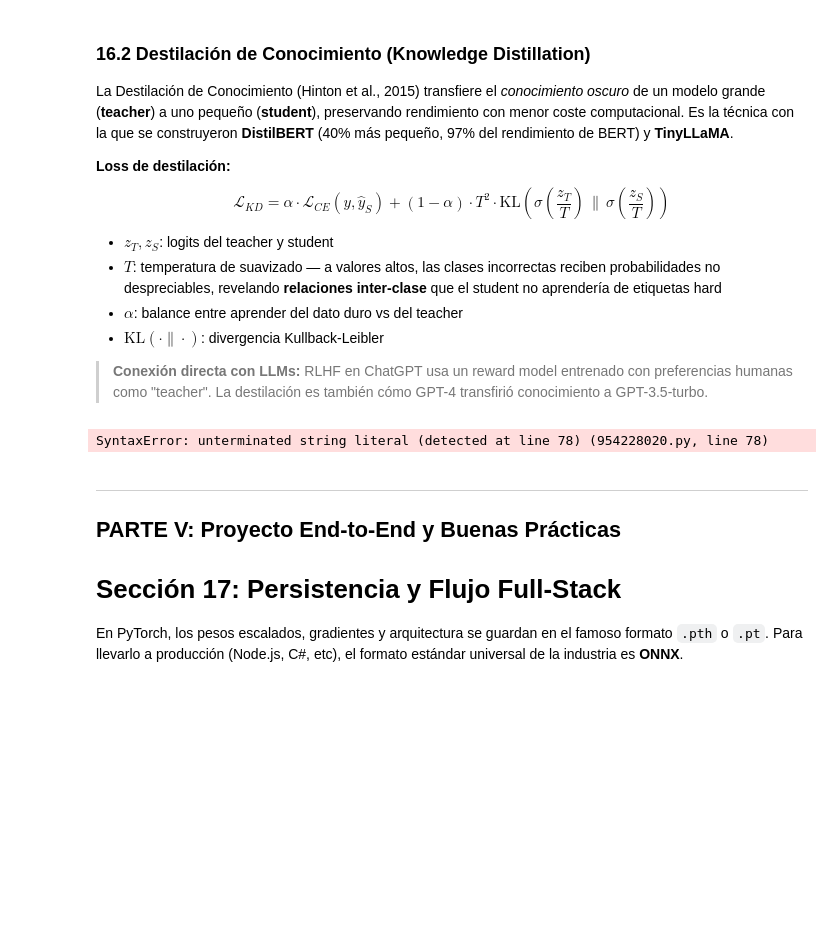
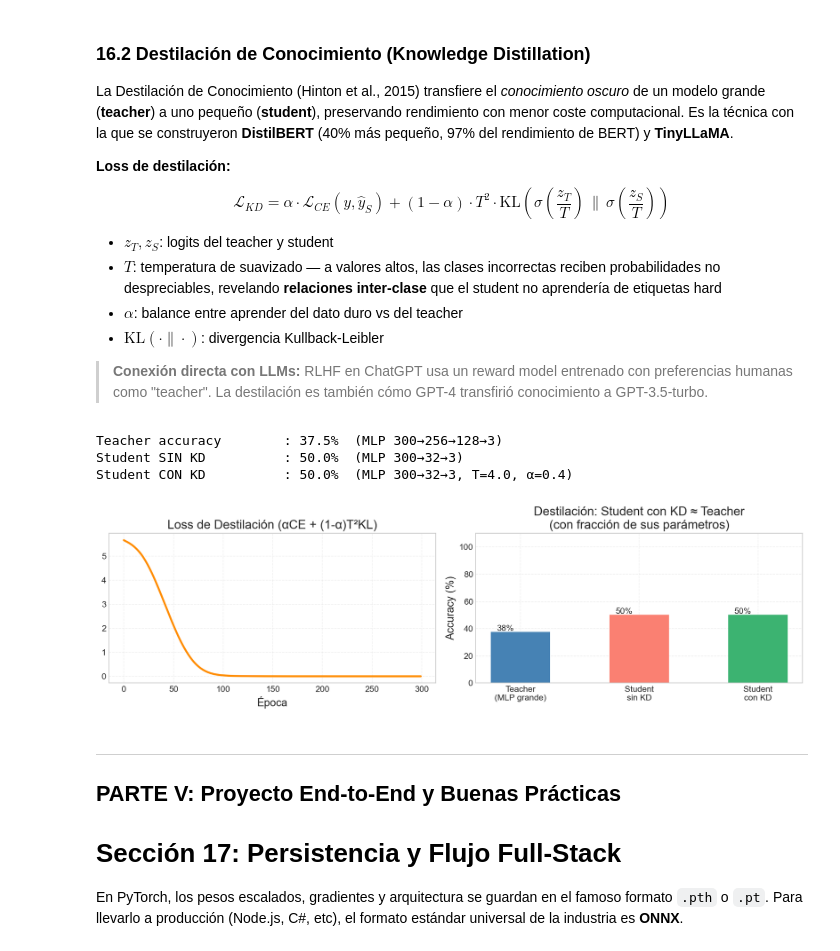
Before and after one commit to Multiagent-AI-Lab/Antigravity-Nano-Research-Multiagentic-Core, a Jupyter notebook: educational_content/unit_03_ml_nanomaterials/UNIDAD_3_REDES_NEURONALES_FUNDAMENTOS.ipynb, the cells around one changed output. Drawn from its saved outputs; the diff is of its cells as text; code cells hidden in the pictures; blank space fills up the shorter version.

```diff
--- a/educational_content/unit_03_ml_nanomaterials/UNIDAD_3_REDES_NEURONALES_FUNDAMENTOS.ipynb
+++ b/educational_content/unit_03_ml_nanomaterials/UNIDAD_3_REDES_NEURONALES_FUNDAMENTOS.ipynb
@@ -4142,40 +4142,39 @@ kd_losses = []
 for ep in range(300):
     stud_kd.train()
     logits_s = stud_kd(X_tr_2d)
     with torch.no_grad():
         logits_t = teacher(X_tr_2d)
     loss_ce = nn.CrossEntropyLoss()(logits_s, y_tr_t)
     # Soft targets suavizados por temperatura T
     soft_t  = F.softmax(logits_t / T_kd, dim=1)
     soft_s  = F.log_softmax(logits_s / T_kd, dim=1)
     loss_kl = F.kl_div(soft_s, soft_t, reduction="batchmean") * (T_kd ** 2)
     loss    = alpha_kd * loss_ce + (1 - alpha_kd) * loss_kl
     opt_kd.zero_grad(); loss.backward(); opt_kd.step()
     kd_losses.append(loss.item())
 stud_kd.eval()
 with torch.no_grad():
     acc_kd_final = (stud_kd(X_te_2d).argmax(1) == y_te_t).float().mean().item()
 print(f"Student CON KD          : {acc_kd_final:.1%}  (MLP 300→32→3, T={T_kd}, α={alpha_kd})")
 
 # Visualización comparativa
 fig, axes = plt.subplots(1, 2, figsize=(13, 4))
 axes[0].plot(kd_losses, color="darkorange")
 axes[0].set_title("Loss de Destilación (αCE + (1-α)T²KL)"); axes[0].set_xlabel("Época")
-cats = ["Teacher
-(MLP grande)", "Student
-sin KD", "Student
-con KD"]
+cats = ["Teacher\n(MLP grande)", "Student\nsin KD", "Student\ncon KD"]
 accs = [acc_teacher_kd, acc_base_kd, acc_kd_final]
 bars = axes[1].bar(cats, [a * 100 for a in accs],
                    color=["steelblue", "salmon", "mediumseagreen"], width=0.5)
 axes[1].set_ylabel("Accuracy (%)"); axes[1].set_ylim(0, 110)
-axes[1].set_title("Destilación: Student con KD ≈ Teacher
-(con fracción de sus parámetros)")
+axes[1].set_title("Destilación: Student con KD ≈ Teacher\n(con fracción de sus parámetros)")
 for bar, v in zip(bars, accs):
     axes[1].text(bar.get_x() + 0.05, bar.get_height() + 1, f"{v:.0%}", fontsize=11)
 plt.tight_layout(); plt.show()
 # %% [output]
-SyntaxError: unterminated string literal (detected at line 78) (954228020.py, line 78)
+Teacher accuracy        : 37.5%  (MLP 300→256→128→3)
+Student SIN KD          : 50.0%  (MLP 300→32→3)
+Student CON KD          : 50.0%  (MLP 300→32→3, T=4.0, α=0.4)
+[figure, added]
 # %% [markdown]
 ---
 
```
Also changed, not shown: parts of 4 cells of this notebook.
